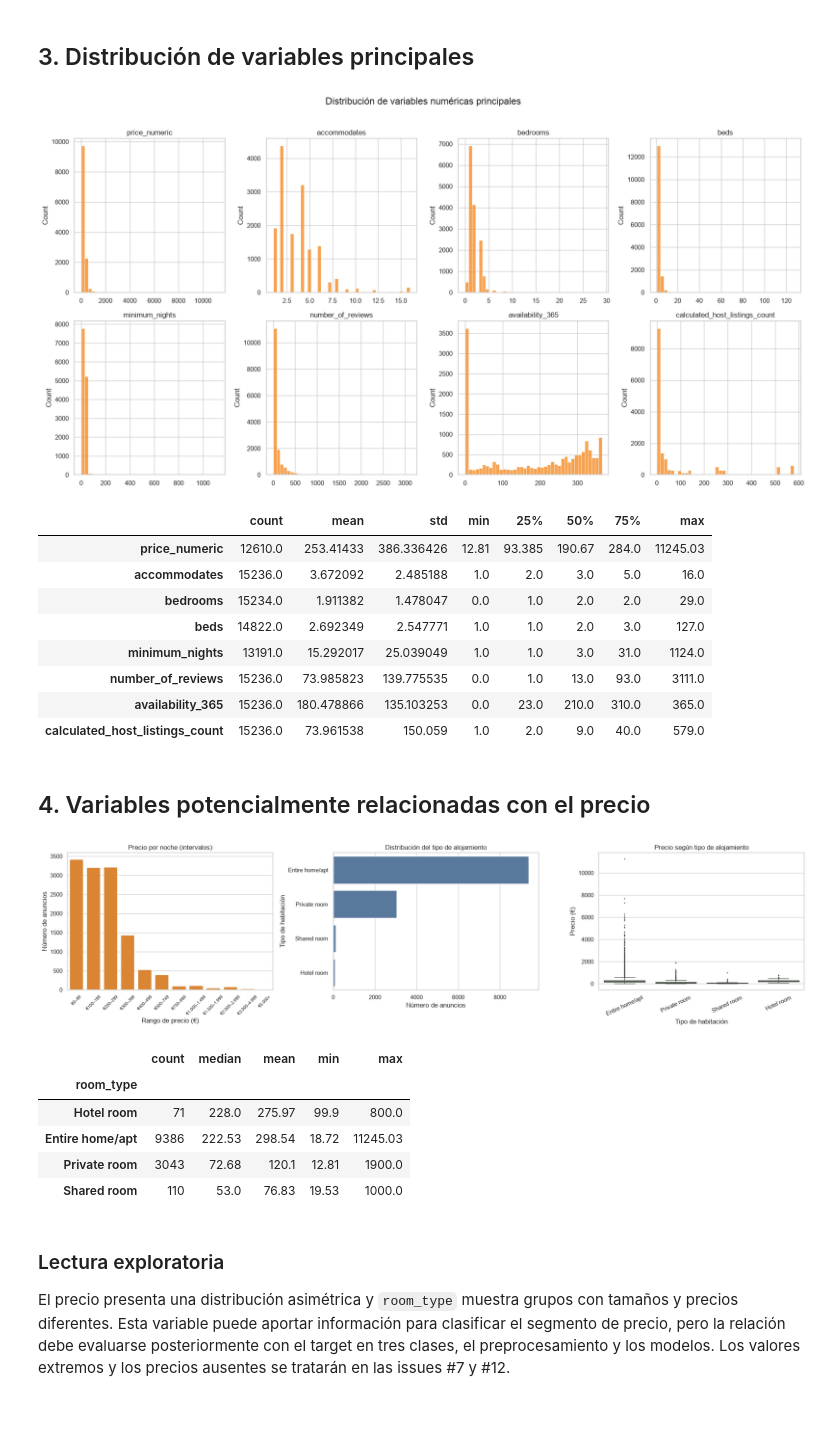
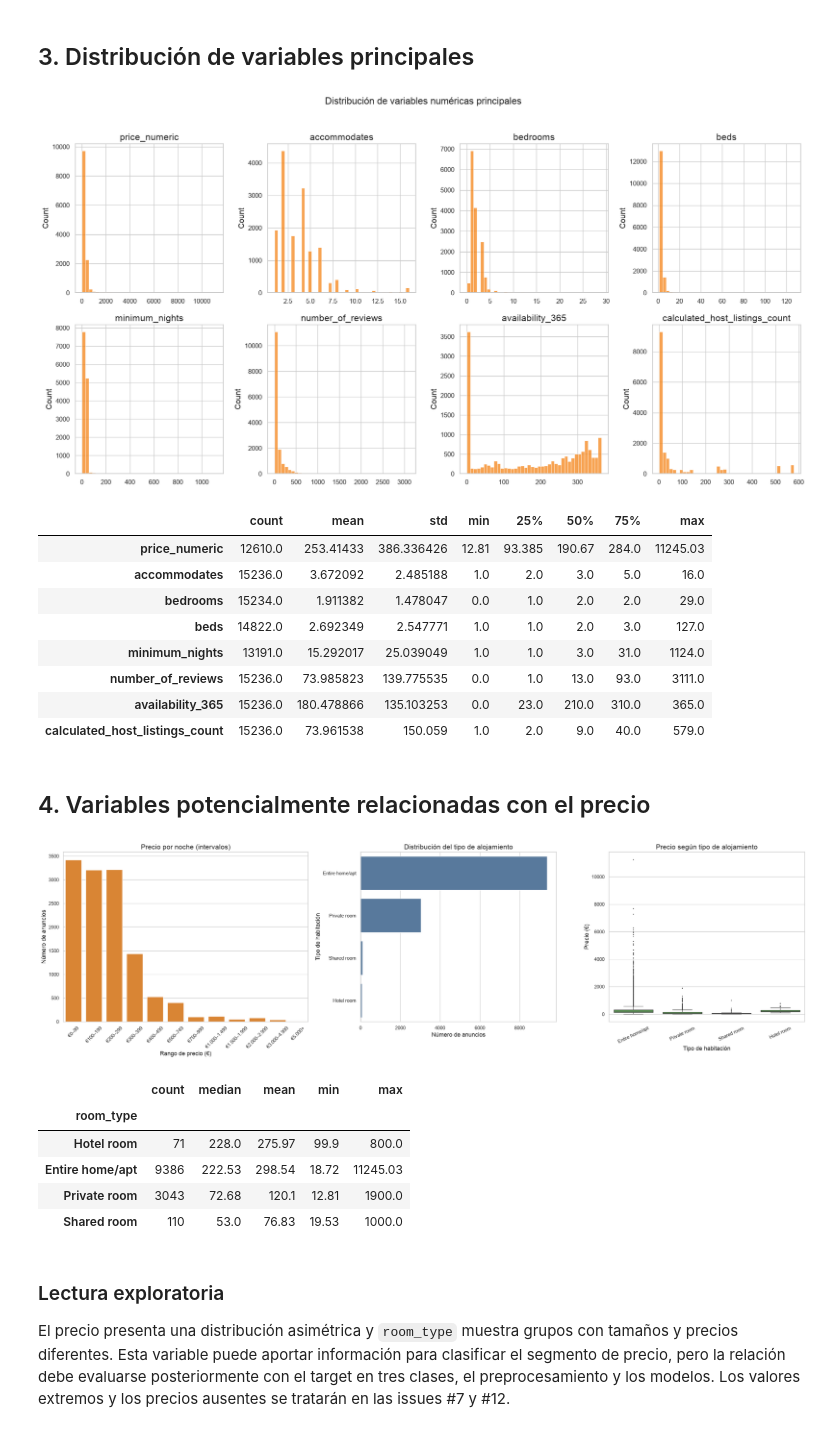
Before and after one commit to T6-P5-Classification/bcn-price-classifier, a Jupyter notebook: notebooks/01a_eda_initial.ipynb, the cells around one changed output. Drawn from its saved outputs; the diff is of its cells as text; code cells hidden in the pictures.

Commit message:
fix: enlarge EDA chart labels

```diff
--- a/notebooks/01a_eda_initial.ipynb
+++ b/notebooks/01a_eda_initial.ipynb
@@ -17,7 +17,8 @@ import matplotlib.pyplot as plt
 import seaborn as sns
 from IPython.display import display
 
-sns.set_theme(style="whitegrid", palette="deep")
+sns.set_theme(style="whitegrid", palette="deep", context="notebook", font_scale=1.25)
+plt.rcParams.update({"axes.titlesize": 15, "axes.labelsize": 13, "xtick.labelsize": 11, "ytick.labelsize": 11})
 pd.set_option("display.max_columns", 100)
 DATA_PATH = Path("../data/raw/listings.csv.gz")
 if not DATA_PATH.exists():
@@ -153,7 +154,7 @@ plt.show()
 
 display(eda[available].describe().T.round(2))
 # %% [output]
-[figure, old version]
+[figure, new version]
 |  | count | mean | std | min | 25% | 50% | 75% | max |
 | price_numeric | 12610.0 | 253.41433 | 386.336426 | 12.81 | 93.385 | 190.67 | 284.0 | 11245.03 |
 | accommodates | 15236.0 | 3.672092 | 2.485188 | 1.0 | 2.0 | 3.0 | 5.0 | 16.0 |
@@ -168,42 +169,42 @@ display(eda[available].describe().T.round(2))
 # %%
 # Estas visualizaciones son exploratorias: muestran asociaciones, no causalidad.
 room_price = eda.dropna(subset=["price_numeric", "room_type"]).copy()
-fig, axes = plt.subplots(1, 3, figsize=(20, 5))
+fig, axes = plt.subplots(1, 3, figsize=(24, 7), gridspec_kw={"width_ratios": [1.25, 1, 1]})
 
 price_bins = [0, 100, 200, 300, 400, 500, 750, 1000, 1500, 2000, 3000, 5000, np.inf]
 price_labels = ["€0–99", "€100–199", "€200–299", "€300–399", "€400–499", "€500–749", "€750–999", "€1.000–1.499", "€1.500–1.999", "€2.000–2.999", "€3.000–4.999", "€5.000+"]
 price_values = eda["price_numeric"]
 price_bucket = pd.cut(price_values, bins=price_bins, labels=price_labels, right=False)
 price_counts = price_bucket.value_counts(sort=False).reindex(price_labels, fill_value=0)
 sns.barplot(x=price_counts.index, y=price_counts.values, ax=axes[0], color="#F58518", edgecolor="white")
 axes[0].set_title("Precio por noche (intervalos)")
 axes[0].set_xlabel("Rango de precio (€)")
 axes[0].set_ylabel("Número de anuncios")
-axes[0].tick_params(axis="x", rotation=45, labelsize=8)
+axes[0].tick_params(axis="x", rotation=45, labelsize=11)
 
 room_order = room_price["room_type"].value_counts().index
 sns.countplot(data=room_price, y="room_type", order=room_order, ax=axes[1], color="#4C78A8")
 axes[1].set_title("Distribución del tipo de alojamiento")
 axes[1].set_xlabel("Número de anuncios")
 axes[1].set_ylabel("Tipo de habitación")
 
 sns.boxplot(data=room_price, x="room_type", y="price_numeric", order=room_order, ax=axes[2], color="#54A24B", fliersize=1)
 axes[2].set_title("Precio según tipo de alojamiento")
 axes[2].set_xlabel("Tipo de habitación")
 axes[2].set_ylabel("Precio (€)")
-axes[2].tick_params(axis="x", rotation=25)
+axes[2].tick_params(axis="x", rotation=25, labelsize=11)
 
 plt.tight_layout()
 plt.show()
 
 display(
     room_price.groupby("room_type", observed=True)["price_numeric"]
     .agg(["count", "median", "mean", "min", "max"])
     .sort_values("median", ascending=False)
     .round(2)
 )
 # %% [output]
-[figure, old version]
+[figure, new version]
 |  | count | median | mean | min | max |
 | room_type |  |  |  |  |  |
 | Hotel room | 71 | 228.0 | 275.97 | 99.9 | 800.0 |
```
Also changed, not shown: parts of 2 cells of this notebook.
